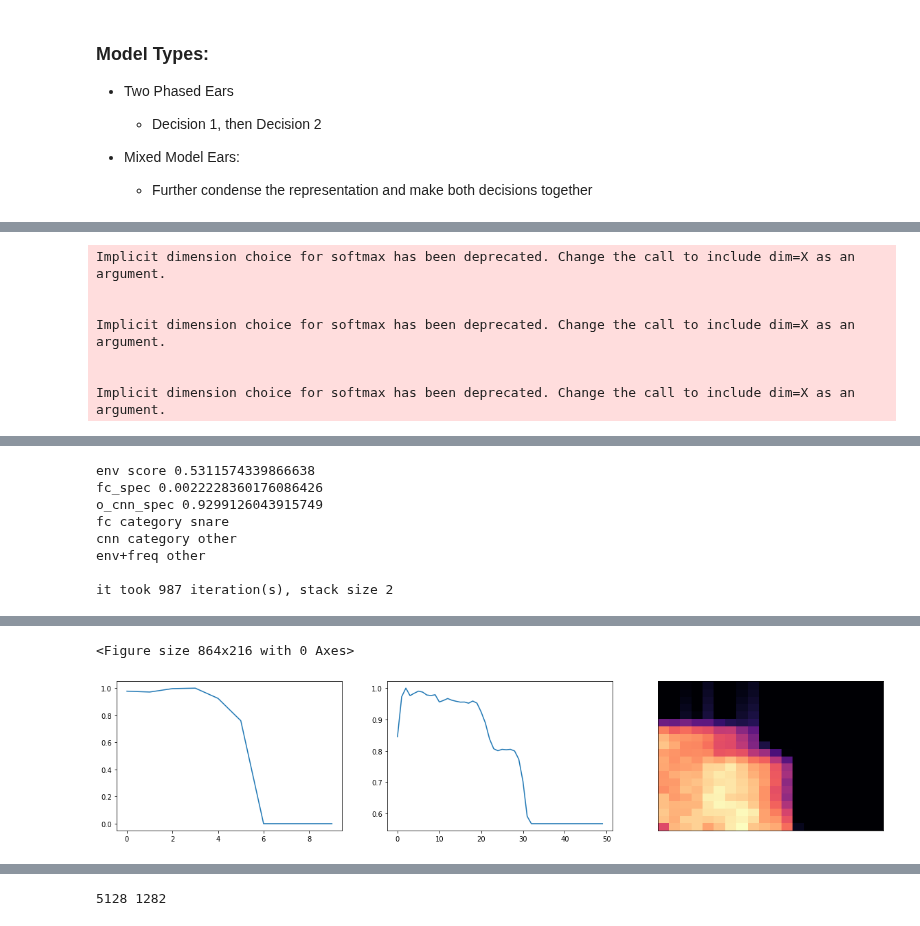
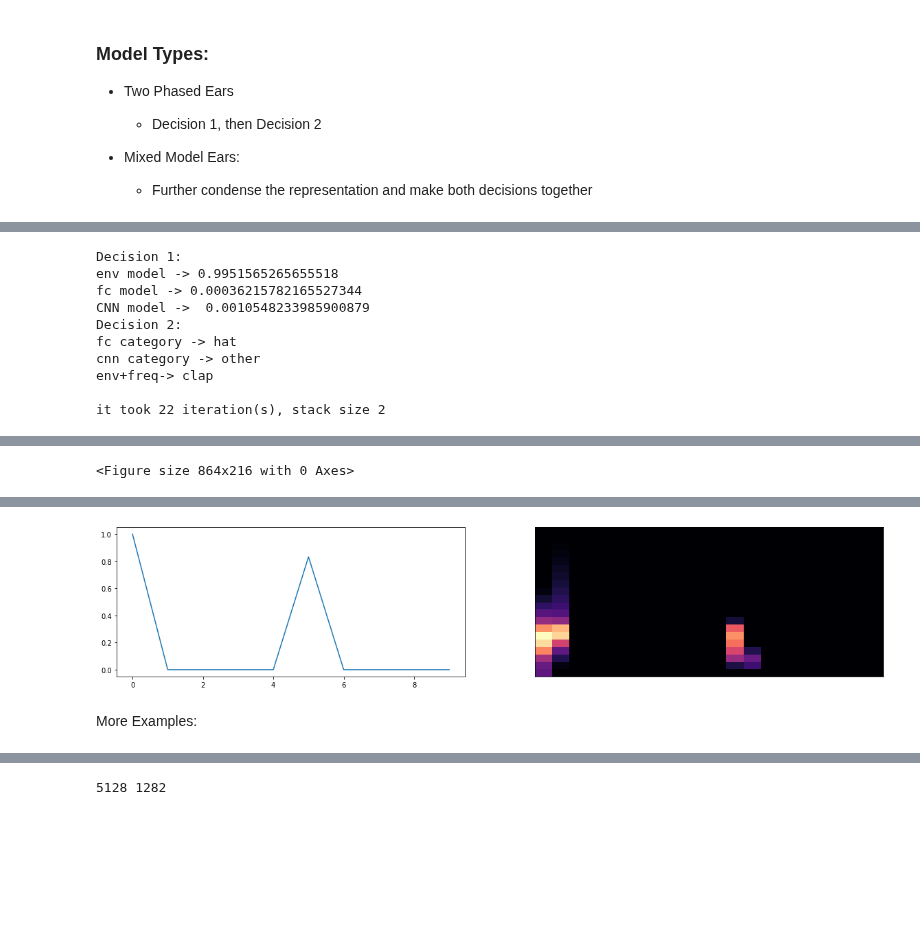
Before and after one commit to imilas/Synths_Stacks_Search, a Jupyter notebook: presentation.ipynb, the cells around one changed output, grey strips where cells are left out. Cells and saved outputs as stored; diff of their text form; code cells hidden in the pictures; blank space fills up the shorter version.

```diff
--- a/presentation.ipynb
+++ b/presentation.ipynb
@@ -94,7 +110,7 @@ Wall time: 88.7 ms
 # %% [markdown]
 # Mutation
 # %%
-pm = [p.mutate(e=0.5, t=0.1) for p in params]
+pm = [p.mutate(e=0.2, t=0.2) for p in params]
 for p in pm:
     print(p.__dict__)
 hp.specShow(pg.ensemble(params))
@@ -515,16 +505,18 @@ def evalSoundSlow(a,env_thresh=0.5,fc_spec_tresh=0.5):
     cat_consensus=drum_groups[torch.argmax(outputFCDVD+outputCNNDVD+outputEnvFreq)]
 
     spec_score=(o_fc_spec+o_cnn_spec)/2
-    if (o_e>=env_thresh) and  (o_cnn_spec<fc_spec_tresh or o_fc_spec<fc_spec_tresh):
-        print("env score",o_e)
-        print("fc_spec",1 - o_fc_spec)
-        print("o_cnn_spec",1 - o_cnn_spec)
-        print("fc category",gfc,"\ncnn category",gcnn,"\nenv+freq",genvfreq)
-#         print("total consensus",cat_consensus)
+    if (o_e>=env_thresh) or (o_cnn_spec<fc_spec_tresh) or o_fc_spec<fc_spec_tresh:
+        print('\033[94m' + 'Decision 1:')
+        print("env model ->",o_e)
+        print("fc model ->",1 - o_fc_spec)
+        print("CNN model -> ",1 - o_cnn_spec)
+        print("Decision 2:")
+        print("fc category ->",gfc,"\ncnn category ->",gcnn,"\nenv+freq->",genvfreq)
 
         return(a,env_feats,freq_feats,pitch_feats,stack_size,"found")
     return (a,env_feats,freq_feats,pitch_feats,stack_size,"not_found")
 # %%
+
 def findDrum(stack_size=1,iteration=0):
     out,params= stackMaker(stack_size)
     a= memToAud(out)
@@ -544,22 +536,23 @@ while i<1000:
 
 fig = plt.figure(figsize=(12,3))
 fig = plt.figure(figsize=(20,4))
-ax = plt.subplot(1, 3,1)
+ax = plt.subplot(1, 2,1)
 
 plt.plot(env_feats.cpu())
-ax = plt.subplot(1, 3,2)
-plt.plot(freq_feats[0:50].cpu())
-ax=plt.subplot(1,3,3)
+ax=plt.subplot(1,2,2)
 ft=pitch_feats.cpu()
 ft=ft.numpy()
 librosa.display.specshow(ft[0])
 
 Audio(a,rate=sr, autoplay=True)
 # %% [output]
-Implicit dimension choice for softmax has been deprecated. Change the call to include dim=X as an argument.
+Decision 1:
+env model -> 0.9951565265655518
+fc model -> 0.00036215782165527344
+CNN model ->  0.0010548233985900879
+Decision 2:
+fc category -> hat
+cnn category -> other
+env+freq-> clap
 
-
-Implicit dimension choice for softmax has been deprecated. Change the call to include dim=X as an argument.
-
-
-Implicit dimension choice for softmax has been deprecated. Change the call to include dim=X as an argument.
+it took 22 iteration(s), stack size 2
@@ -566,8 +560 @@ Implicit dimension choice for softmax has been deprecated. Change the call to in
-env score 0.5311574339866638
-fc_spec 0.0022228360176086426
-o_cnn_spec 0.9299126043915749
-fc category snare
-cnn category other
-env+freq other
-
-it took 987 iteration(s), stack size 2
+<Figure size 864x216 with 0 Axes>
@@ -575,5 +561,6 @@ it took 987 iteration(s), stack size 2
-<Figure size 864x216 with 0 Axes>
-[figure, old version]
+[figure, new version]
+# %% [markdown]
+More Examples:
 # %%
 from IPython.display import IFrame
 IFrame("./structural_notebooks/cat_2p.pdf", width=1000, height=500)
```
Also changed, not shown: parts of 28 cells of this notebook.
